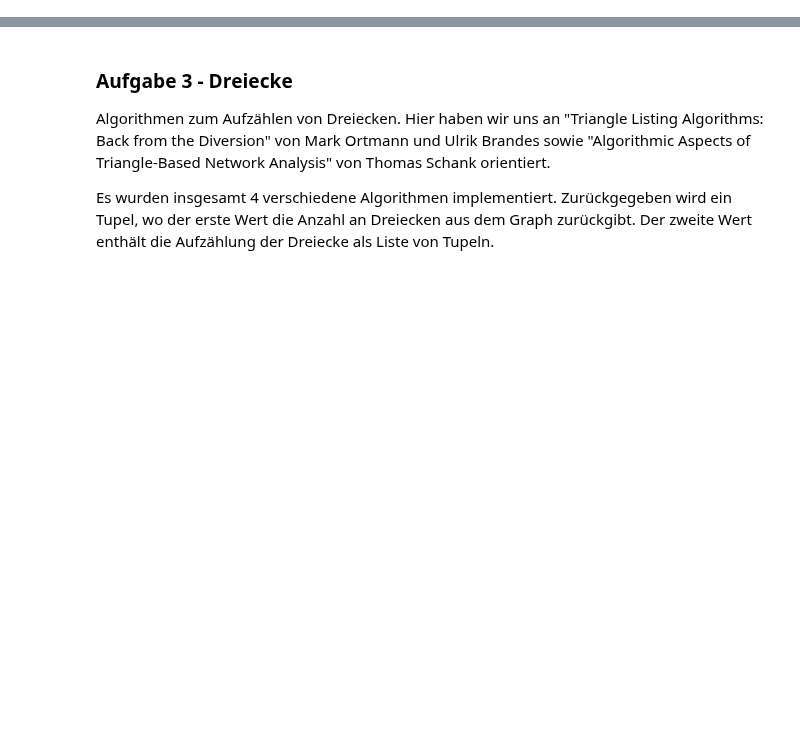
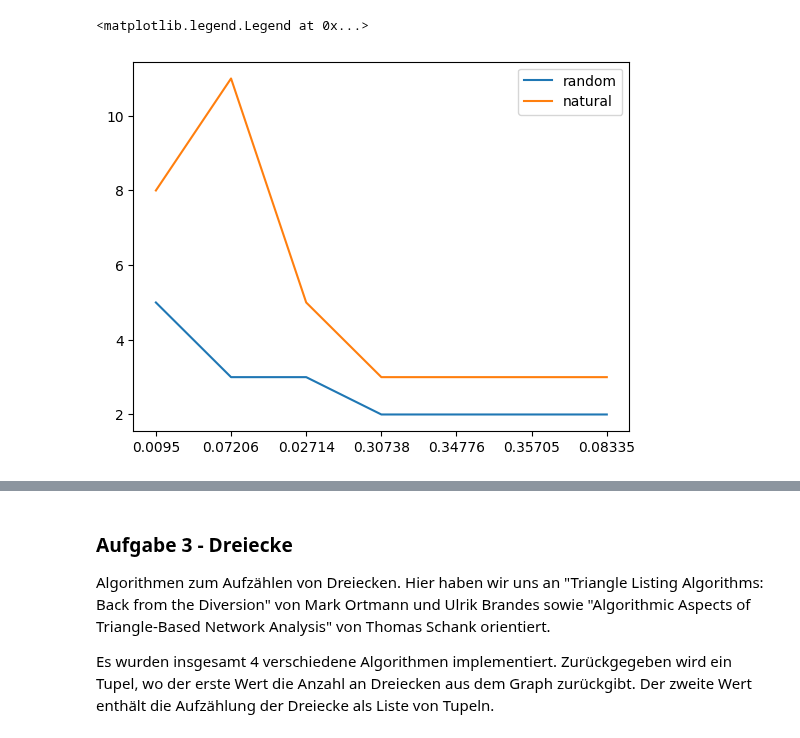
Before and after one commit to Hanno1/AlgorithmischeNetzwerkanalyseLAB, a Jupyter notebook: presentation_task2.ipynb, the cells around one changed output, grey strips where cells are left out. Drawn from its saved outputs; the diff is of its cells as text; code cells hidden in the pictures; blank space fills up the shorter version.

```diff
--- a/presentation_task2.ipynb
+++ b/presentation_task2.ipynb
@@ -116,0 +192,17 @@ KeyboardInterrupt:
+# %%
+df = df.sort_values(by="x")
+random_nw = df[df['type'] == "random"]
+natural_nw = df[df['type'] == "natural"]
+
+plot_param = "diameter"
+num_nw = int(len(df)/2)
+plt.xticks(ticks = range(num_nw),labels=natural_nw["density"])
+plt.plot(range(num_nw), random_nw[plot_param],label="random")
+plt.plot(range(num_nw), natural_nw[plot_param],label="natural")
+plt.legend()
+
+# tendenziell geringer bei random networks, da wegen power law wahrscheinlich viele schlecht verbundene knoten.
+# Ein schlecht verbundener Knoten ist schwer von einem anderen schlecht verbundenen KNoten zu erreichen
+# %% [output]
+<matplotlib.legend.Legend at 0x...>
+[figure, added]
```
Also changed, not shown: parts of 19 cells of this notebook, 8 other files.
